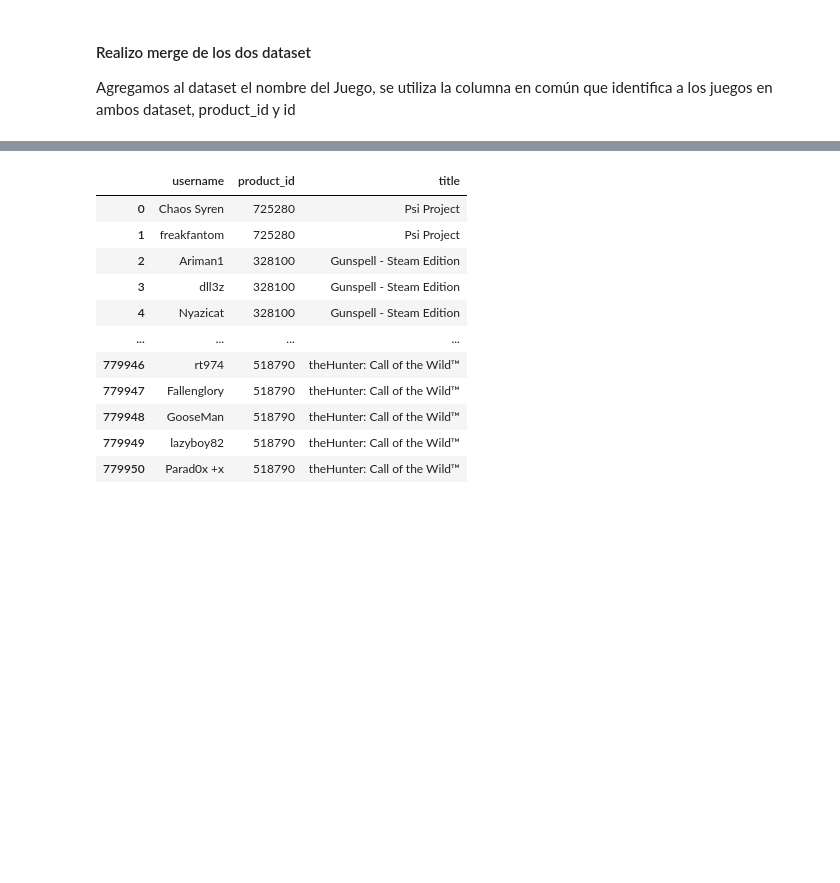
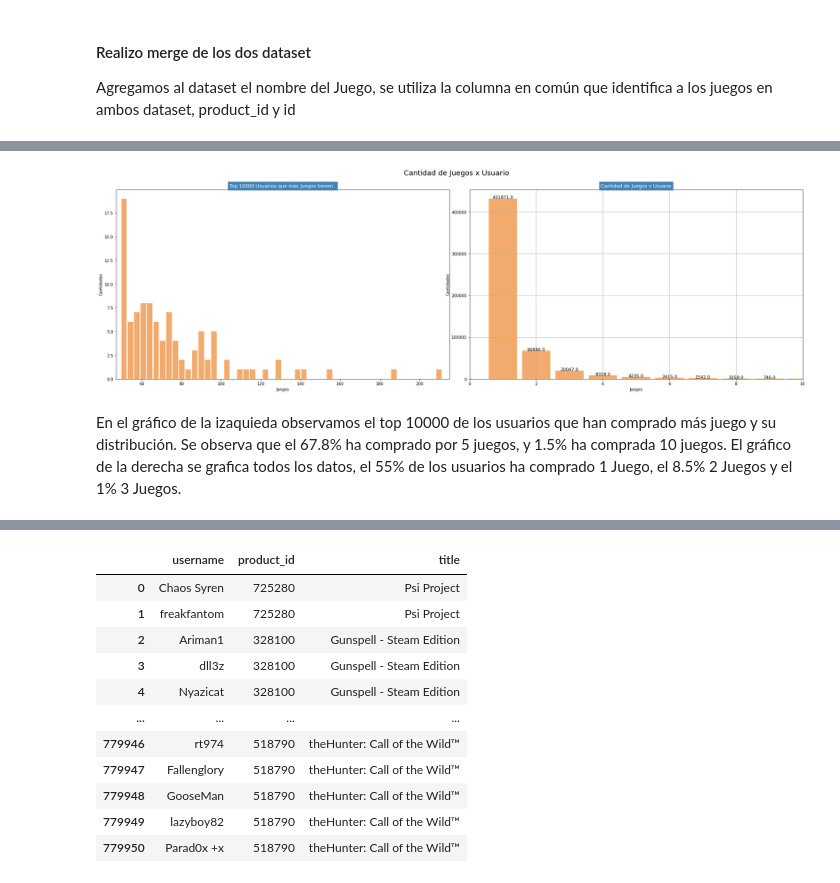
Before and after one commit to gonzalogperez/sistemas-recomendacion-steam, a Jupyter notebook: DS_Proyecto_03_SR.ipynb, the cells around one changed output, grey strips where cells are left out. Cells and saved outputs as stored; diff of their text form; code cells hidden in the pictures; blank space fills up the shorter version.

```diff
--- a/DS_Proyecto_03_SR.ipynb
+++ b/DS_Proyecto_03_SR.ipynb
@@ -240,0 +243,2 @@ df.shape
+# %%
+Pop_rec = df1.groupby(['username'], as_index=False)['product_id'].count()
@@ -240,0 +249,4 @@ df.shape
+# %%
+Pop_rec.rename(columns={'product_id': 'cnt_juegosxusuarios'}, inplace=True)
+#data2.head(20).sort_values(['cnt_juegosxusuarios'], ascending=False).head(10)
+Pop_rec.head(10)
@@ -240,0 +267,3 @@ df.shape
+# %%
+Pop_rec_sort = Pop_rec.sort_values(['cnt_juegosxusuarios'], ascending=False)
+Pop_rec_sort.describe()
@@ -240,0 +280,2 @@ df.shape
+# %%
+data_top = Pop_rec.sort_values(['cnt_juegosxusuarios'], ascending=False).head(100)
@@ -240,0 +294,53 @@ df.shape
+# %%
+intervalos = range(min(Pop_rec_sort.cnt_juegosxusuarios), max(Pop_rec_sort.cnt_juegosxusuarios) + 2) #calculamos los extremos de los intervalos
+
+## creamos la figura con subplots de 1 linea 2 columnas
+fig, axes = plt.subplots(1,2, figsize=(25, 8))
+fig.suptitle('Cantidad de Juegos x Usuario', fontsize=18)
+#padding between subplots. Pass a float parameter to specify the amount of padding between subplots.
+fig.tight_layout(pad=2.0)
+plt.grid()
+
+# Grafico 0
+#sns.countplot(data = df, x = "price", orient='v', order = df['price'].value_counts().index)
+axes[0].set_title("Top 10000 Usuarios que más Juegos tienen: ",fontsize = 12, color = "w", fontstretch=0, backgroundcolor="SteelBlue")
+axes[0].hist(x=data_top.cnt_juegosxusuarios, bins=50, color='#F2AB6D', rwidth=0.85, align='left')
+#axes.set_title("Todas los tipos: ",fontsize = 10, color = "w", fontstretch=0, backgroundcolor="SteelBlue")
+#plt.sca(axes[0, 1])
+#plt.sca(axes[0])
+plt.xticks(rotation=45)
+axes[0].set_xlabel("Juegos")
+axes[0].set_ylabel("Cantidades")
+axes[0].set_xlim([47,215]) ## limite en x, para acotar y quitar los outliers
+
+#count=0
+#for rect in axes[0].patches:
+#    count +=1
+#    if count < 12:
+#        # prints the quit message
+#        #print(quit)
+#        axes[0].text (rect.get_x() + rect.get_width()  / 2,rect.get_height()+ 0.75,rect.get_height(),horizontalalignment='center', fontsize = 11)
+
+
+#Grafico 1
+
+axes[1].set_title("Cantidad de Juegos x Usuario",fontsize = 12, color = "w", fontstretch=0, backgroundcolor="SteelBlue")
+axes[1].hist(x=Pop_rec_sort.cnt_juegosxusuarios, bins=intervalos, color='#F2AB6D', rwidth=0.85, align='left')
+#plt.sca(axes[0, 1])
+#plt.sca(axes[0])
+plt.xticks(rotation=0)
+axes[1].set_xlabel("Juegos")
+axes[1].set_ylabel("Cantidades")
+axes[1].set_xlim([0,10]) ## limite en x, para acotar y quitar los outliers
+
+count=0
+for rect in axes[1].patches:
+    count +=1
+    if count < 10:
+        axes[1].text (rect.get_x() + rect.get_width()  / 2,rect.get_height()+ 0.75,rect.get_height(),horizontalalignment='center', fontsize = 11)
+
+plt.show()
+# %% [output]
+[figure, added]
+# %% [markdown]
+En el gráfico de la izaquieda observamos el top 10000 de los usuarios que han comprado más juego y su distribución. Se observa que el 67.8% ha comprado por 5 juegos, y 1.5% ha comprada 10 juegos. El gráfico de la derecha se grafica todos los datos, el 55% de los usuarios ha comprado 1 Juego, el 8.5% 2 Juegos y el 1% 3 Juegos.
```
Also changed, not shown: parts of 38 cells of this notebook.
